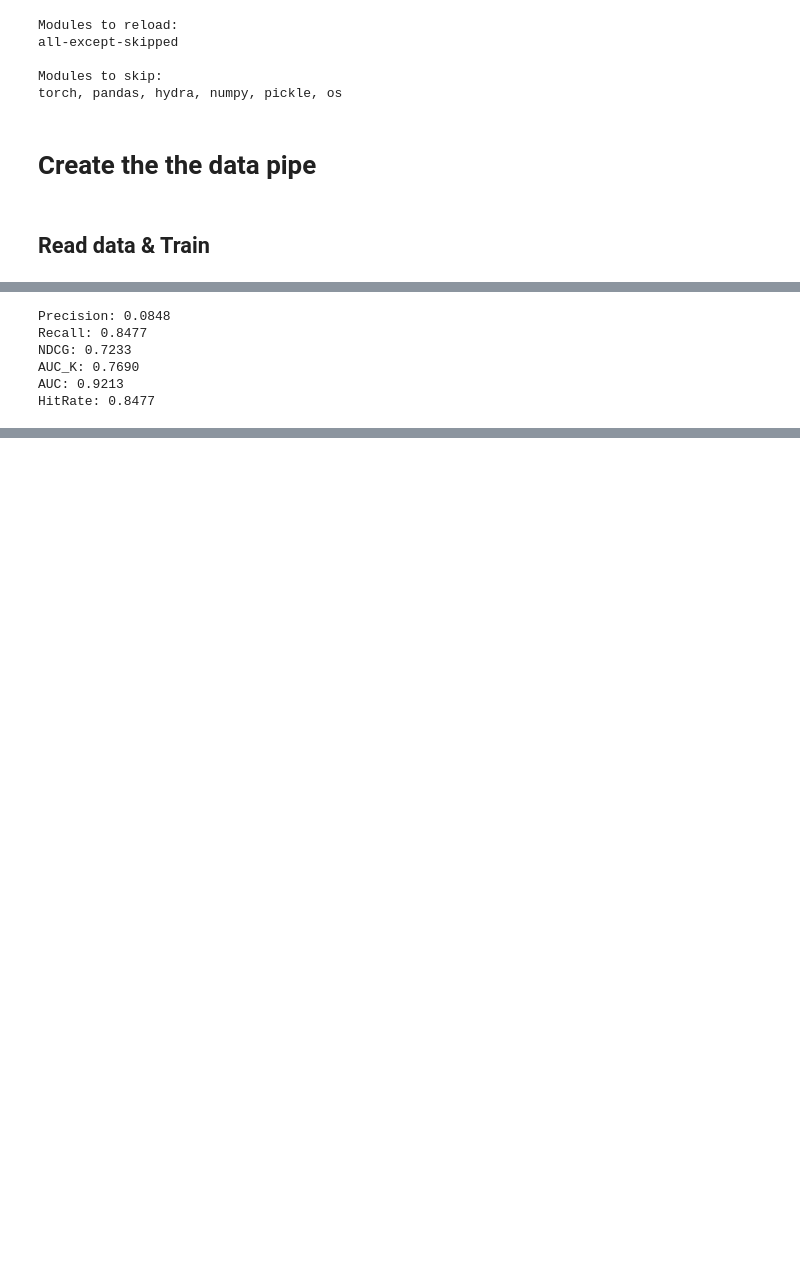
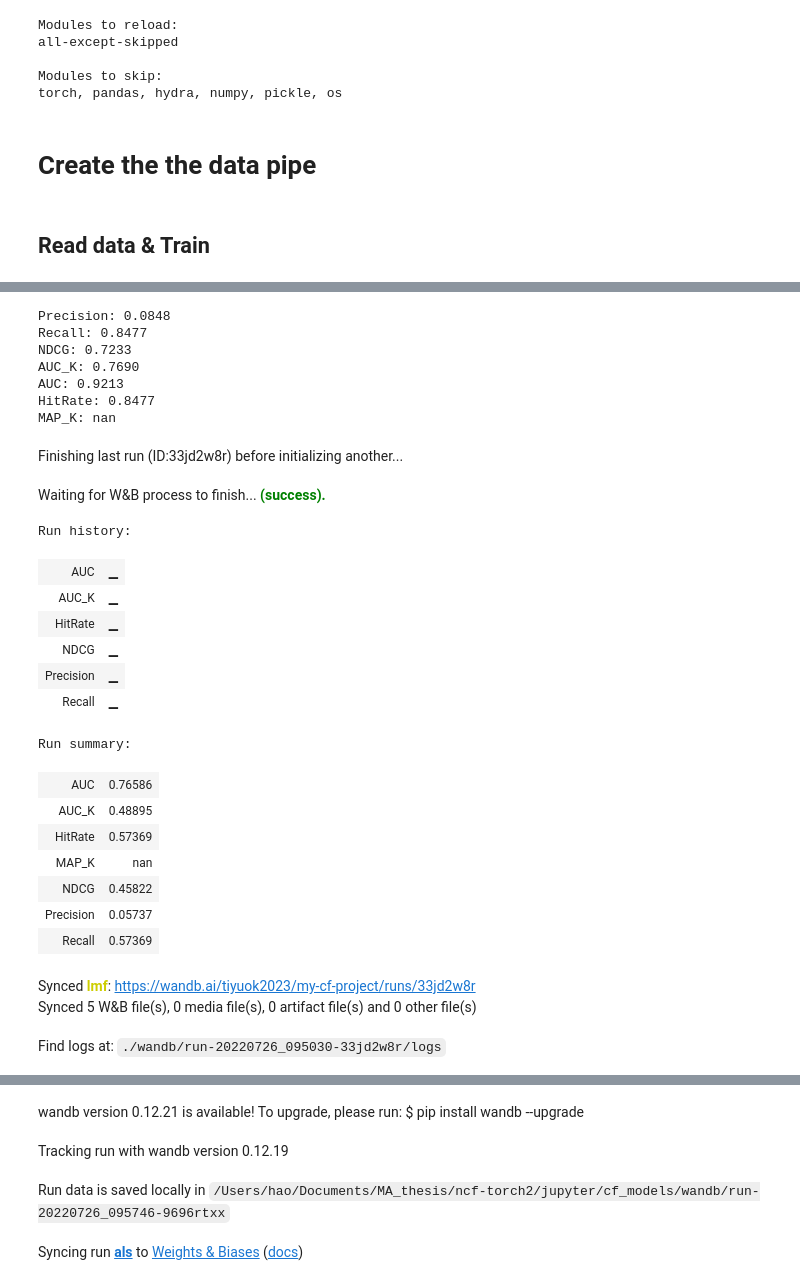
Before and after one commit to halqin/ncf-torch2, a Jupyter notebook: jupyter/cf_models/cf.ipynb, the cells around one changed output, grey strips where cells are left out. Saved outputs shown, nothing was run; the diff lists cells and outputs as text; code cells hidden in the pictures; blank space fills up the shorter version.

```diff
--- a/jupyter/cf_models/cf.ipynb
+++ b/jupyter/cf_models/cf.ipynb
@@ -108,7 +102,7 @@ def get_results(metric_value, wandb_enable: False, model_name:str, project_name:
     \nAUC: {auc:.4f} \nHitRate: {hit:.4f} \nMAP_K: {map_k:.4f}')
     result_dict = {'Precision': precision_top, 'Recall': recall_top, 'NDCG': ndcg_top, 'AUC_K':auc_top_k, 'AUC':auc,\
                    'HitRate':hit, 'MAP_K':map_k}
-    if wandb:
+    if wandb_enable:
         wandb_log(model_name, project_name, result_dict)
 # %%
 def wandb_log(model_name:str, project_name:str, result:dict):
@@ -150,11 +164,32 @@ metric_result = df_test_ori.groupby('userid').progress_apply(cal_metrics, jobsid
                            n=cfg.params.neg_test+1, metric=metric)
 metric_value_a = metric_result.values
 # %%
-restult_dict = get_results(metric_value_b, wandb_enable=True,model_name='als', project_name=cfg.name.cf_name)
+restult_dict = get_results(metric_value_a, wandb_enable=True,model_name='als', project_name=cfg.name.cf_name)
 # %% [output]
 Precision: 0.0848
 Recall: 0.8477
 NDCG: 0.7233
 AUC_K: 0.7690
 AUC: 0.9213
 HitRate: 0.8477
+MAP_K: nan
+Finishing last run (ID:33jd2w8r) before initializing another...
+Waiting for W&B process to finish... (success).
+Run history:
+| AUC | ▁ |
+| AUC_K | ▁ |
+| HitRate | ▁ |
+| NDCG | ▁ |
+| Precision | ▁ |
+| Recall | ▁ |
+Run summary:
+| AUC | 0.76586 |
+| AUC_K | 0.48895 |
+| HitRate | 0.57369 |
+| MAP_K | nan |
+| NDCG | 0.45822 |
+| Precision | 0.05737 |
+| Recall | 0.57369 |
+Synced lmf: https://wandb.ai/tiyuok2023/my-cf-project/runs/33jd2w8r
+Synced 5 W&B file(s), 0 media file(s), 0 artifact file(s) and 0 other file(s)
+Find logs at: ./wandb/run-20220726_095030-33jd2w8r/logs
@@ -161,3 +197,7 @@ HitRate: 0.8477
+wandb version 0.12.21 is available! To upgrade, please run: $ pip install wandb --upgrade
+Tracking run with wandb version 0.12.19
+Run data is saved locally in /Users/hao/Documents/MA_thesis/ncf-torch2/jupyter/cf_models/wandb/run-20220726_095746-9696rtxx
+Syncing run als to Weights & Biases (docs)
 # %%
 metric_result = df_test_ori.groupby('userid').progress_apply(cal_metrics, jobsid=jobsid, usersid=usersid,
                             model=model_lmf, u_i_matrix=user_job_app,
```
Also changed, not shown: parts of 8 cells of this notebook, 1 other file.
